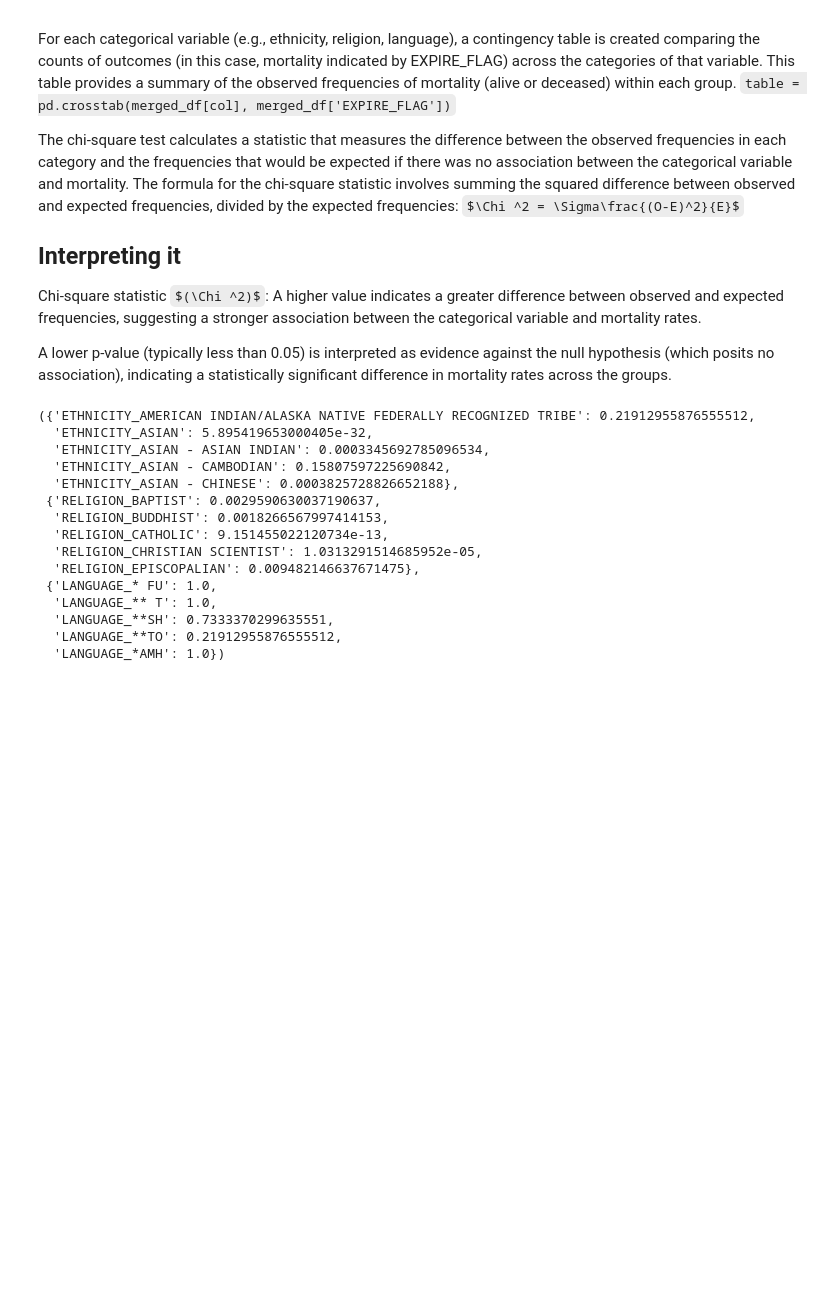
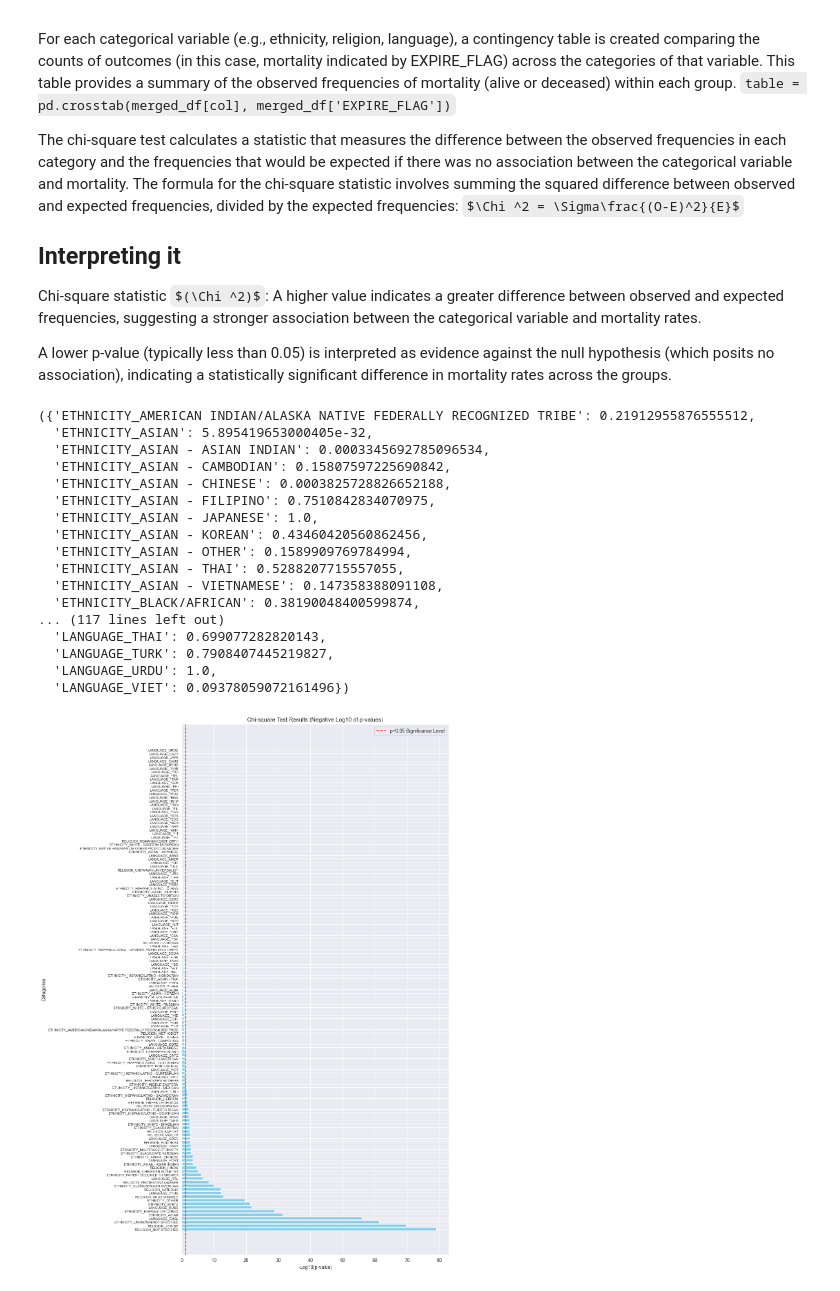
Before and after one commit to Math2130/MIMIC-III-Mortality-Analysis, a Jupyter notebook: VisualizationDemographics.ipynb, the cells around one changed output. Drawn from its saved outputs; the diff is of its cells as text; code cells hidden in the pictures; some formulas as TeX source; blank space fills up the shorter version.

```diff
--- a/VisualizationDemographics.ipynb
+++ b/VisualizationDemographics.ipynb
@@ -201,10 +206,9 @@ def chi_square_test_for_columns(columns):
         results[col] = p
     return results
 
-
-ethnicity_results = chi_square_test_for_columns(ethnicity_columns[:5])
-religion_results = chi_square_test_for_columns(religion_columns[:5])
-language_results = chi_square_test_for_columns(language_columns[:5])
+ethnicity_results = chi_square_test_for_columns(ethnicity_columns)
+religion_results = chi_square_test_for_columns(religion_columns)
+language_results = chi_square_test_for_columns(language_columns)
 
 ethnicity_results, religion_results, language_results
 # %% [output]
@@ -212,14 +216,44 @@ ethnicity_results, religion_results, language_results
   'ETHNICITY_ASIAN': 5.895419653000405e-32,
   'ETHNICITY_ASIAN - ASIAN INDIAN': 0.0003345692785096534,
   'ETHNICITY_ASIAN - CAMBODIAN': 0.15807597225690842,
-  'ETHNICITY_ASIAN - CHINESE': 0.0003825728826652188},
- {'RELIGION_BAPTIST': 0.0029590630037190637,
-  'RELIGION_BUDDHIST': 0.0018266567997414153,
-  'RELIGION_CATHOLIC': 9.151455022120734e-13,
-  'RELIGION_CHRISTIAN SCIENTIST': 1.0313291514685952e-05,
-  'RELIGION_EPISCOPALIAN': 0.009482146637671475},
- {'LANGUAGE_* FU': 1.0,
-  'LANGUAGE_** T': 1.0,
-  'LANGUAGE_**SH': 0.7333370299635551,
-  'LANGUAGE_**TO': 0.21912955876555512,
-  'LANGUAGE_*AMH': 1.0})
+  'ETHNICITY_ASIAN - CHINESE': 0.0003825728826652188,
+  'ETHNICITY_ASIAN - FILIPINO': 0.7510842834070975,
+  'ETHNICITY_ASIAN - JAPANESE': 1.0,
+  'ETHNICITY_ASIAN - KOREAN': 0.43460420560862456,
+  'ETHNICITY_ASIAN - OTHER': 0.1589909769784994,
+  'ETHNICITY_ASIAN - THAI': 0.5288207715557055,
+  'ETHNICITY_ASIAN - VIETNAMESE': 0.147358388091108,
+  'ETHNICITY_BLACK/AFRICAN': 0.38190048400599874,
+... (117 lines left out)
+  'LANGUAGE_THAI': 0.699077282820143,
+  'LANGUAGE_TURK': 0.7908407445219827,
+  'LANGUAGE_URDU': 1.0,
+  'LANGUAGE_VIET': 0.09378059072161496})
+# %%
+# Combine the results into a single dictionary for easier plotting
+chi_square_results = {
+    **ethnicity_results,
+    **religion_results,
+    **language_results
+}
+
+# Transform the p-values using negative logarithm to emphasize differences
+# We add a small value to avoid taking log(0) which is undefined
+log_p_values = {k: -np.log10(v + 1e-100) for k, v in chi_square_results.items()}
+
+# Sorting results for better visualization
+sorted_categories = sorted(log_p_values.keys(), key=lambda x: log_p_values[x], reverse=True)
+
+# Plotting
+plt.figure(figsize=(10, 20))
+plt.barh(sorted_categories, [log_p_values[category] for category in sorted_categories], color='skyblue')
+plt.xlabel('-Log10(p-value)')
+plt.ylabel('Categories')
+plt.yticks(fontsize=7)
+
+plt.title('Chi-square Test Results (Negative Log10 of p-values)')
+plt.axvline(x=-np.log10(0.05), color='red', linestyle='--', label='p=0.05 Significance Level')
+plt.legend()
+plt.show()
+# %% [output]
+[figure, added]
```
Also changed, not shown: parts of 4 cells of this notebook.
